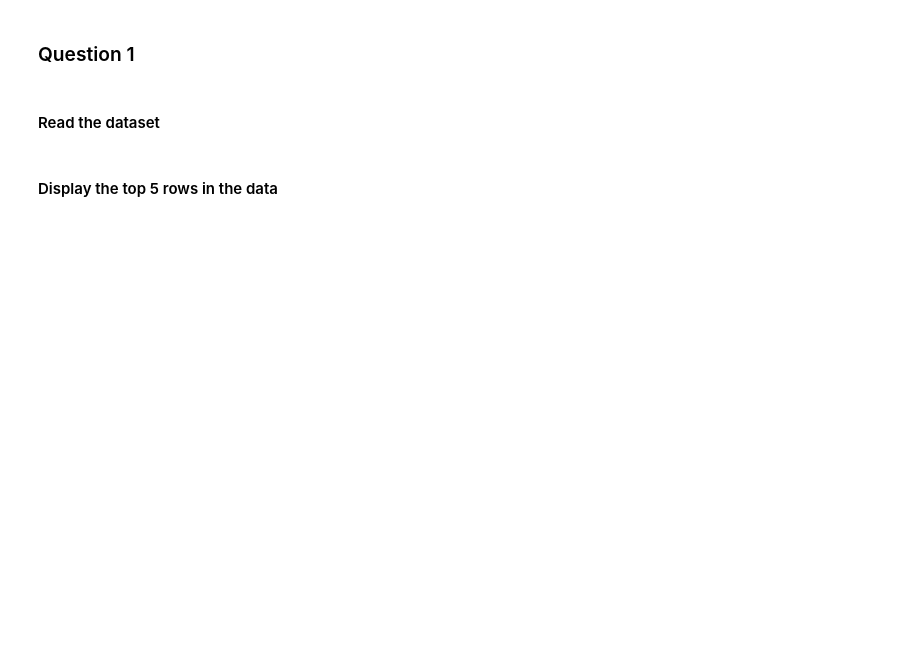
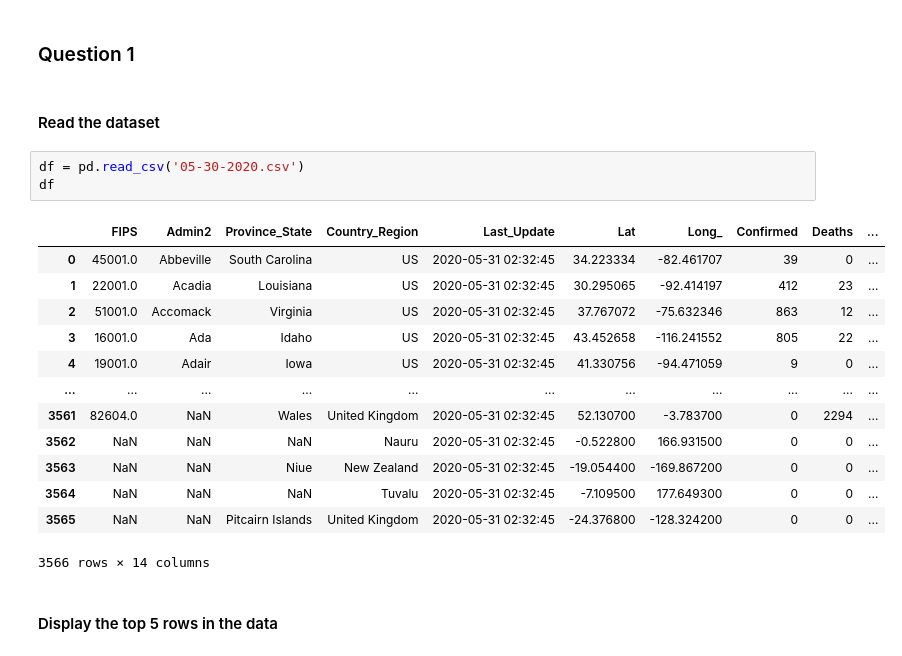
Before and after one commit to carul17/GBC_ML_Task5_Pandas, a Jupyter notebook: Lecture_02_Pandas_Covid_Analysis_Questions.ipynb, the cells around one changed output. Saved outputs shown, nothing was run; the diff lists cells and outputs as text; blank space fills up the shorter version.

```diff
--- a/Lecture_02_Pandas_Covid_Analysis_Questions.ipynb
+++ b/Lecture_02_Pandas_Covid_Analysis_Questions.ipynb
@@ -26,5 +29,22 @@ MM-DD-YYYY.csv in UTC.
 ### Question 1
 # %% [markdown]
 #### Read the dataset
+# %%
+df = pd.read_csv('05-30-2020.csv')
+df
+# %% [output]
+|  | FIPS | Admin2 | Province_State | Country_Region | Last_Update | Lat | Long_ | Confirmed | Deaths | ... |
+| 0 | 45001.0 | Abbeville | South Carolina | US | 2020-05-31 02:32:45 | 34.223334 | -82.461707 | 39 | 0 | ... |
+| 1 | 22001.0 | Acadia | Louisiana | US | 2020-05-31 02:32:45 | 30.295065 | -92.414197 | 412 | 23 | ... |
+| 2 | 51001.0 | Accomack | Virginia | US | 2020-05-31 02:32:45 | 37.767072 | -75.632346 | 863 | 12 | ... |
+| 3 | 16001.0 | Ada | Idaho | US | 2020-05-31 02:32:45 | 43.452658 | -116.241552 | 805 | 22 | ... |
+| 4 | 19001.0 | Adair | Iowa | US | 2020-05-31 02:32:45 | 41.330756 | -94.471059 | 9 | 0 | ... |
+| ... | ... | ... | ... | ... | ... | ... | ... | ... | ... | ... |
+| 3561 | 82604.0 | NaN | Wales | United Kingdom | 2020-05-31 02:32:45 | 52.130700 | -3.783700 | 0 | 2294 | ... |
+| 3562 | NaN | NaN | NaN | Nauru | 2020-05-31 02:32:45 | -0.522800 | 166.931500 | 0 | 0 | ... |
+| 3563 | NaN | NaN | Niue | New Zealand | 2020-05-31 02:32:45 | -19.054400 | -169.867200 | 0 | 0 | ... |
+| 3564 | NaN | NaN | NaN | Tuvalu | 2020-05-31 02:32:45 | -7.109500 | 177.649300 | 0 | 0 | ... |
+| 3565 | NaN | NaN | Pitcairn Islands | United Kingdom | 2020-05-31 02:32:45 | -24.376800 | -128.324200 | 0 | 0 | ... |
+3566 rows × 14 columns
 # %% [markdown]
 #### Display the top 5 rows in the data
```
Also changed, not shown: parts of 24 cells of this notebook, 7 other files.
